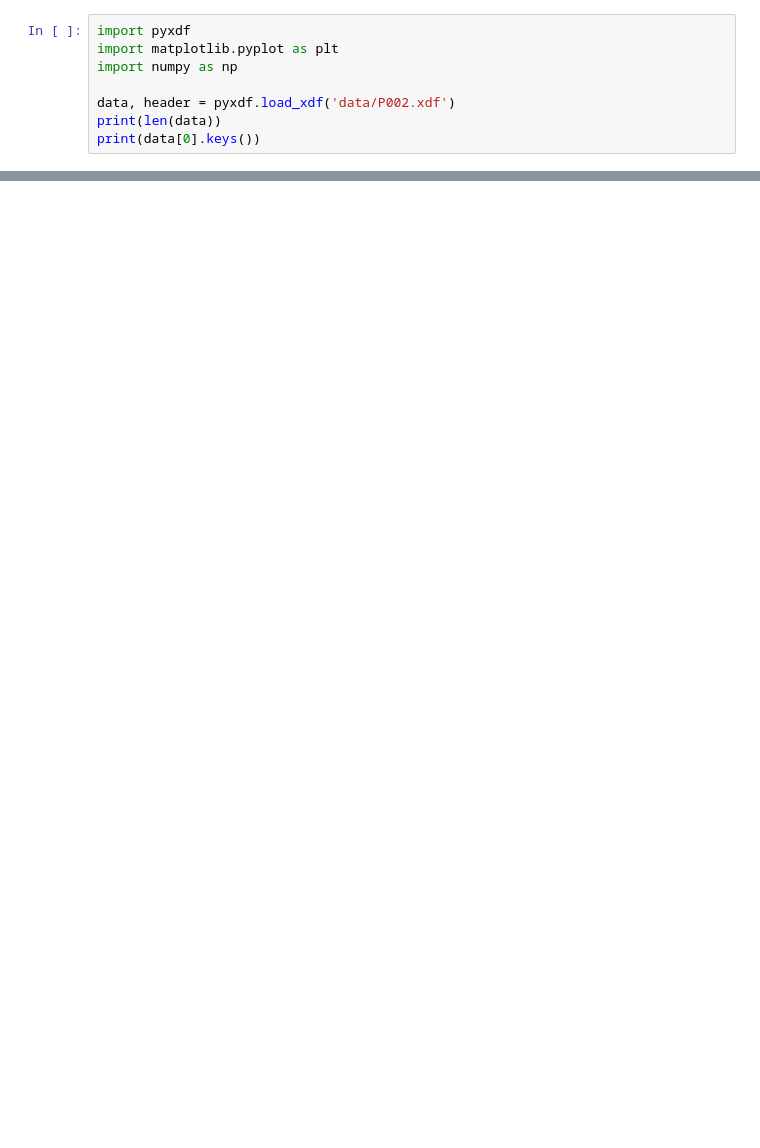
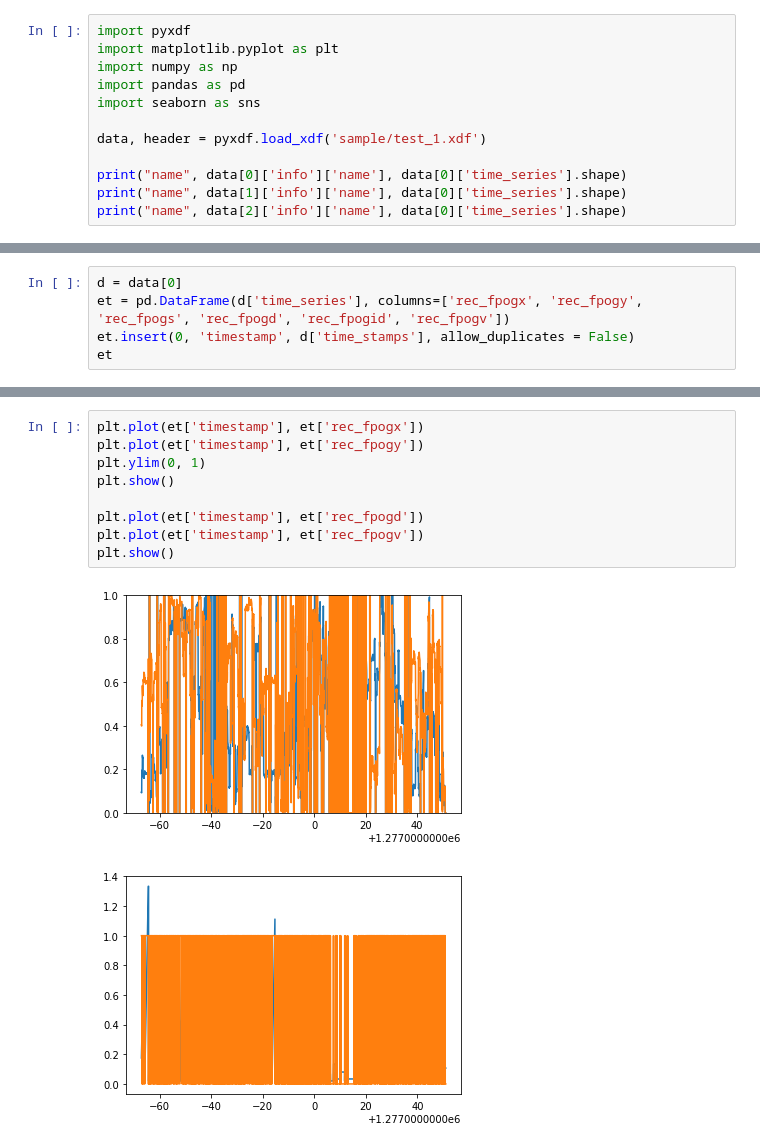
Before and after one commit to hynchl/test-lsl, a Jupyter notebook: test.ipynb, the cells around one changed output, grey strips where cells are left out. Drawn from its saved outputs; the diff is of its cells as text; blank space fills up the shorter version.

```diff
--- a/test.ipynb
+++ b/test.ipynb
@@ -2,8 +2,12 @@
 import pyxdf
 import matplotlib.pyplot as plt
 import numpy as np
+import pandas as pd
+import seaborn as sns
 
-data, header = pyxdf.load_xdf('data/P002.xdf')
-print(len(data))
-print(data[0].keys())
+data, header = pyxdf.load_xdf('sample/test_1.xdf')
+
+print("name", data[0]['info']['name'], data[0]['time_series'].shape)
+print("name", data[1]['info']['name'], data[0]['time_series'].shape)
+print("name", data[2]['info']['name'], data[0]['time_series'].shape)
 # %% [output]
@@ -76,0 +19,5 @@ array([[1.6509354e+09, 3.1188825e-01, 3.7419701e-01, ..., 9.2348921e-01,
+# %%
+d = data[0]
+et = pd.DataFrame(d['time_series'], columns=['rec_fpogx', 'rec_fpogy', 'rec_fpogs', 'rec_fpogd', 'rec_fpogid', 'rec_fpogv'])
+et.insert(0, 'timestamp', d['time_stamps'], allow_duplicates = False)
+et
@@ -76,0 +38,12 @@ array([[1.6509354e+09, 3.1188825e-01, 3.7419701e-01, ..., 9.2348921e-01,
+# %%
+plt.plot(et['timestamp'], et['rec_fpogx'])
+plt.plot(et['timestamp'], et['rec_fpogy'])
+plt.ylim(0, 1)
+plt.show()
+
+plt.plot(et['timestamp'], et['rec_fpogd'])
+plt.plot(et['timestamp'], et['rec_fpogv'])
+plt.show()
+# %% [output]
+[figure, added]
+[figure, added]
```
Also changed, not shown: parts of 12 cells of this notebook, 1 other file.
